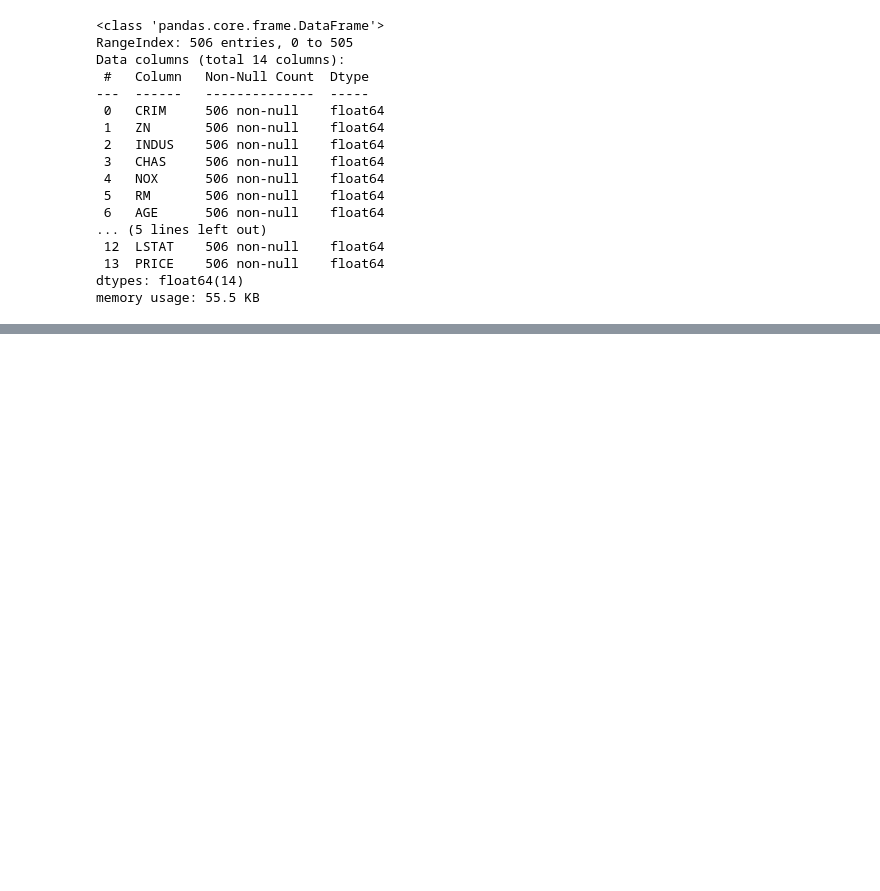
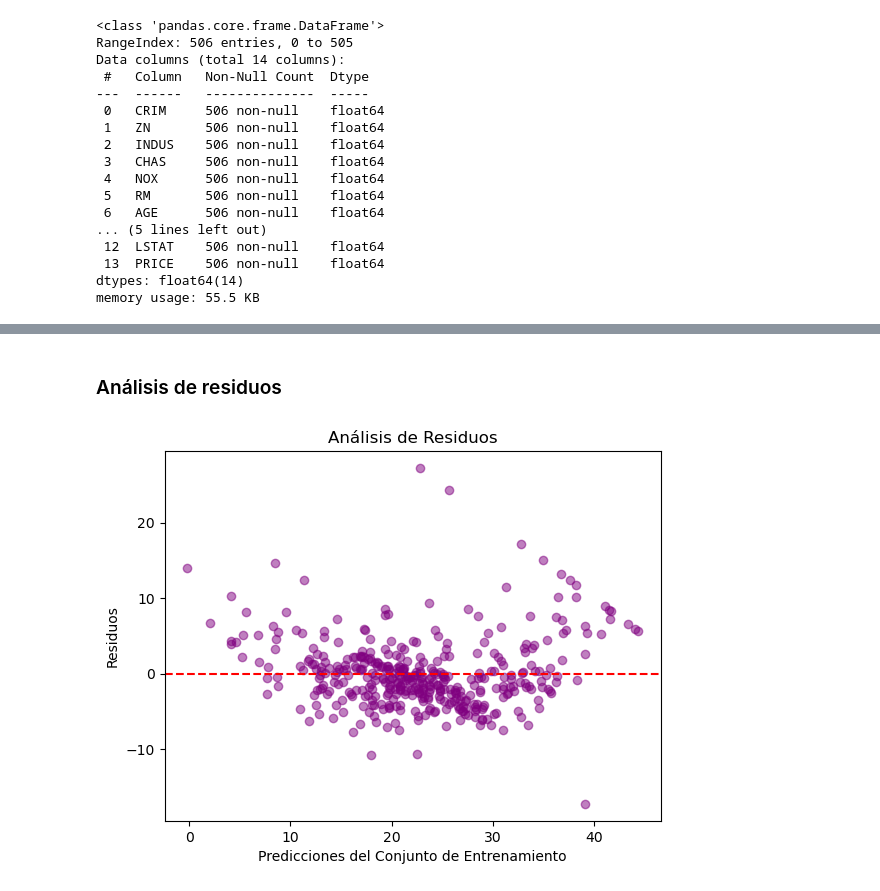
Before and after one commit to fmgarcia/Curso_IA_Aprendizaje_Supervisado, a Jupyter notebook: 2. Regresión Lineal/viviendas boston.ipynb, the cells around one changed output, grey strips where cells are left out. Saved outputs shown, nothing was run; the diff lists cells and outputs as text; code cells hidden in the pictures; blank space fills up the shorter version.

```diff
--- a/2. Regresión Lineal/viviendas boston.ipynb
+++ b/2. Regresión Lineal/viviendas boston.ipynb
@@ -84,0 +215,20 @@ df.describe()
+# %%
+lm = LinearRegression() # Crear una nueva instancia del modelo de regresión lineal
+lm.fit(X_train, y_train) # Entrenar el modelo con el conjunto de entrenamiento
+predicciones_entrenamiento = lm.predict(X_train) # Predecir los valores de PRICE usando el conjunto de entrenamiento
+predicciones_test = lm.predict(X_test) # Predecir los valores de PRICE usando el conjunto de prueba
+
+print('Error Cuadrático Medio (MSE):', metrics.mean_squared_error(y_train, predicciones_entrenamiento)) # Calcular el Error Cuadrático Medio entre los valores reales y las predicciones del conjunto de prueba
+print('MSE Test:', metrics.mean_squared_error(y_test, predicciones_test)) # Calcular el Error Cuadrático Medio entre los valores reales y las predicciones del conjunto de test
+print('------------------------------------------------------')
+print('Error Absoluto Medio (MAE):', metrics.mean_absolute_error(y_train, predicciones_entrenamiento)) # Calcular el Error Absoluto Medio entre los valores reales y las predicciones del conjunto de prueba
+print('MAE Test:', metrics.mean_absolute_error(y_test, predicciones_test)) # Calcular el Error Absoluto Medio entre los valores reales y las predicciones del conjunto de test
+print('------------------------------------------------------')
+print('Raíz del Error Cuadrático Medio (RMSE):', np.sqrt(metrics.mean_squared_error(y_train, predicciones_entrenamiento))) # Calcular la Raíz del Error Cuadrático Medio entre los valores reales y las predicciones del conjunto de prueba
+print('RMSE Test:', np.sqrt(metrics.mean_squared_error(y_test, predicciones_test)))
+print('------------------------------------------------------')
+print('MAPE entrenamiento:', np.mean(np.abs((y_train - predicciones_entrenamiento) / y_train)) * 100) # Calcular el MAPE entre los valores reales y las predicciones del conjunto de entrenamiento
+print('MAPE test:', np.mean(np.abs((y_test - predicciones_test) / y_test)) * 100) # Calcular el MAPE entre los valores reales y las predicciones del conjunto de prueba
+print('------------------------------------------------------')
+print('R2 entrenamiento:', metrics.r2_score(y_train, predicciones_entrenamiento)) # Calcular el R^2 entre los valores reales y las predicciones del conjunto de entrenamiento
+print('R2 test:', metrics.r2_score(y_test, predicciones_test)) # Cal
@@ -84,0 +250,12 @@ df.describe()
+# %% [markdown]
+### Análisis de residuos
+# %%
+residuos = y_train - predicciones_entrenamiento # Calcular los residuos (diferencias entre los valores reales y las predicciones del conjunto de entrenamiento)
+plt.scatter(predicciones_entrenamiento, residuos, color='purple', alpha=0.5)
+plt.axhline(y=0, color='red', linestyle='--') # Línea horizontal
+plt.title('Análisis de Residuos')
+plt.xlabel('Predicciones del Conjunto de Entrenamiento')
+plt.ylabel('Residuos')
+plt.show()
+# %% [output]
+[figure, added]
```
Also changed, not shown: parts of 37 cells of this notebook.
